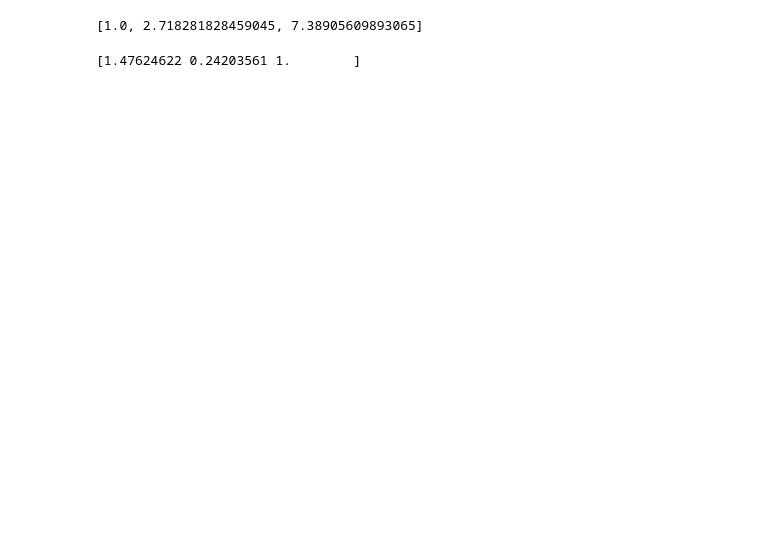
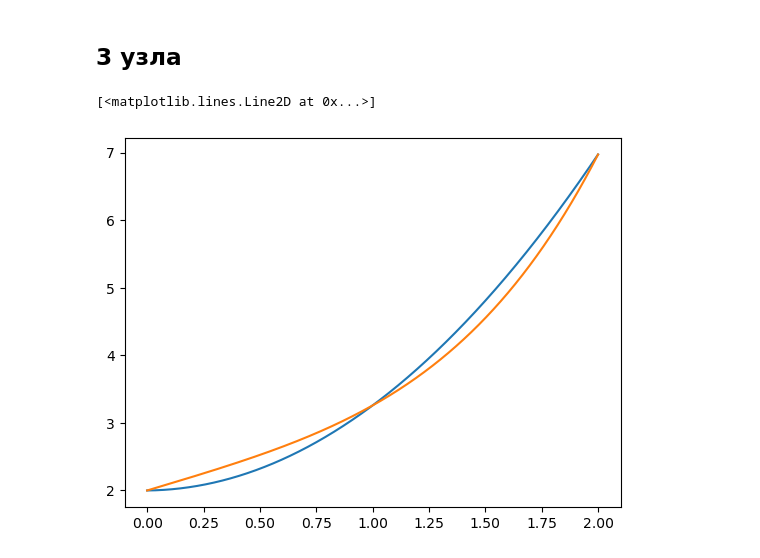
Before and after one commit to CozeirTag/number.metods, a Jupyter notebook: 2_lab.ipynb, the cells around one changed output. Cells and saved outputs as stored; diff of their text form; code cells hidden in the pictures; blank space fills up the shorter version.

```diff
--- a/2_lab.ipynb
+++ b/2_lab.ipynb
@@ -7,19 +16,21 @@ def myLagrange(x_ar, y_ar):
         product = 1
         for i in range(len(x_ar)):
             if i != j:
-                product *= np.poly1d([1, -x[i]]) / (x[j] - x[i])
-        L += y[j] * product
+                product *= np.poly1d([1, -x_ar[i]]) / (x_ar[j] - x_ar[i])
+        L += y_ar[j] * product
     return L
-# %%
-x = [0, 1, 2]
-y = []
-for elem in x:
-    y.append(np.exp(elem))
-# %%
-y
-# %% [output]
-[1.0, 2.718281828459045, 7.38905609893065]
-# %%
-print(myLagrange(x, y))
-# %% [output]
-[1.47624622 0.24203561 1.        ]
+# %%
+def L_n(a, b, k):
+    x = np.arange(a, b + 0.000001, (b-a)/(k - 1))
+    y = [f(k) for k in x]
+    return myLagrange(x, y)
+# %%
+x = np.arange(0, 2 + 1/1000, 1/1000)
+# %% [markdown]
+## 3 узла
+# %%
+plt.plot(x, L_n(0, 2, 3)(x))
+plt.plot(x, [f(k) for k in x])
+# %% [output]
+[<matplotlib.lines.Line2D at 0x...>]
+[figure, added]
```
Also changed, not shown: parts of 20 cells of this notebook.
